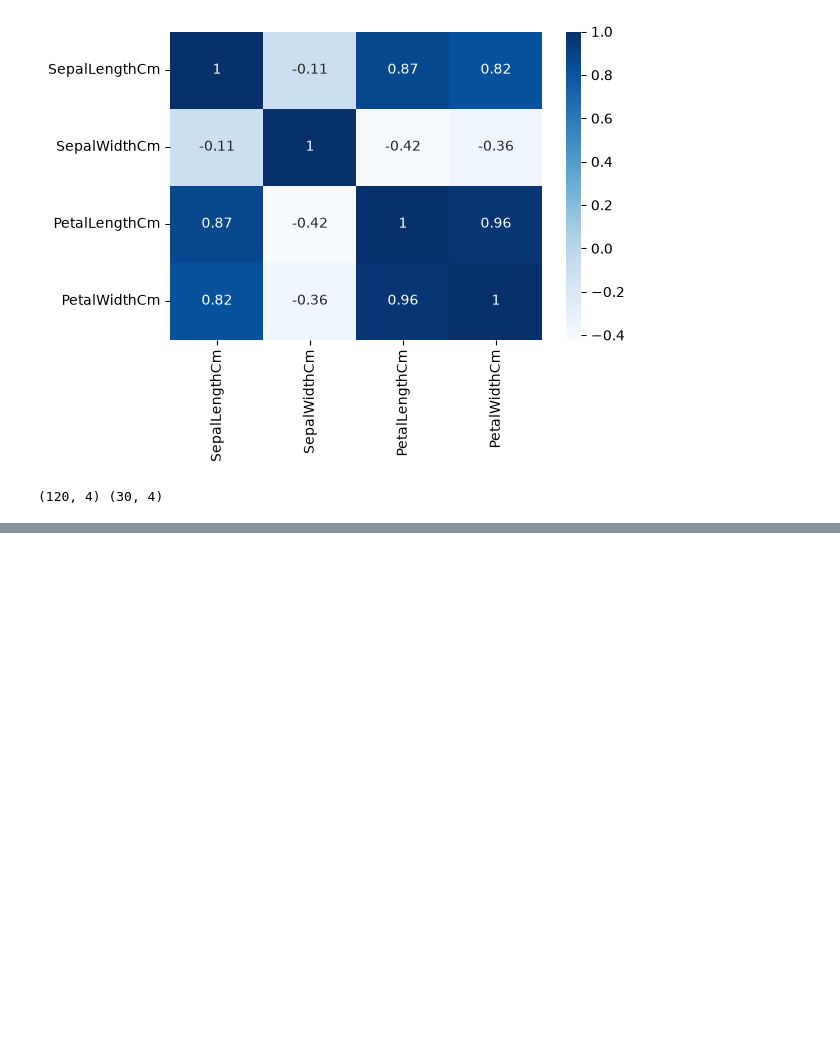
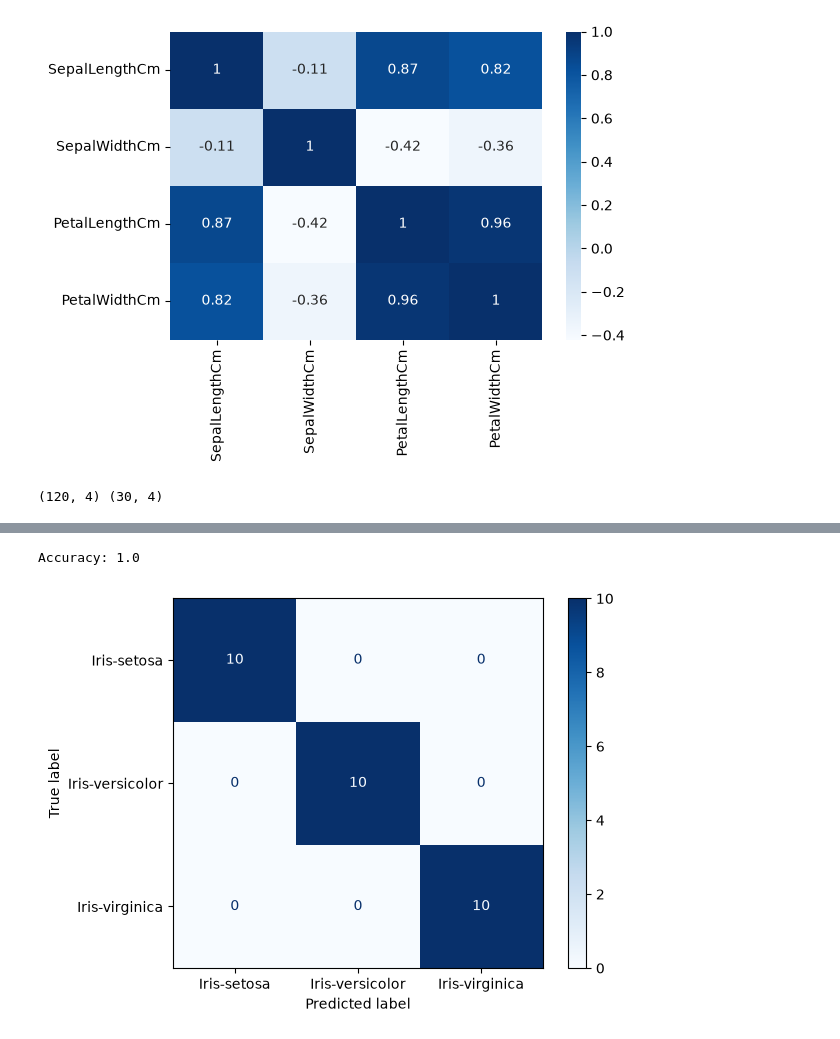
Before and after one commit to Logical883/CodeAlpha_IrisClassification, a Jupyter notebook: iris_classification.ipynb, the cells around one changed output, grey strips where cells are left out. Cells and saved outputs as stored; diff of their text form; code cells hidden in the pictures; blank space fills up the shorter version.

Commit message:
Validation and checking other models

```diff
--- a/iris_classification.ipynb
+++ b/iris_classification.ipynb
@@ -87,0 +90,15 @@ model.fit(X_train, y_train)
+# %%
+from sklearn.metrics import accuracy_score
+
+y_pred = model.predict(X_test)
+print("Accuracy:", accuracy_score(y_test, y_pred))
+# %% [output]
+Accuracy: 1.0
+# %%
+from sklearn.metrics import confusion_matrix, classification_report, ConfusionMatrixDisplay
+import matplotlib.pyplot as plt
+
+ConfusionMatrixDisplay.from_predictions(y_test, y_pred, cmap="Blues")
+plt.show()
+# %% [output]
+[figure, added]
```
Also changed, not shown: parts of 4 cells of this notebook.
